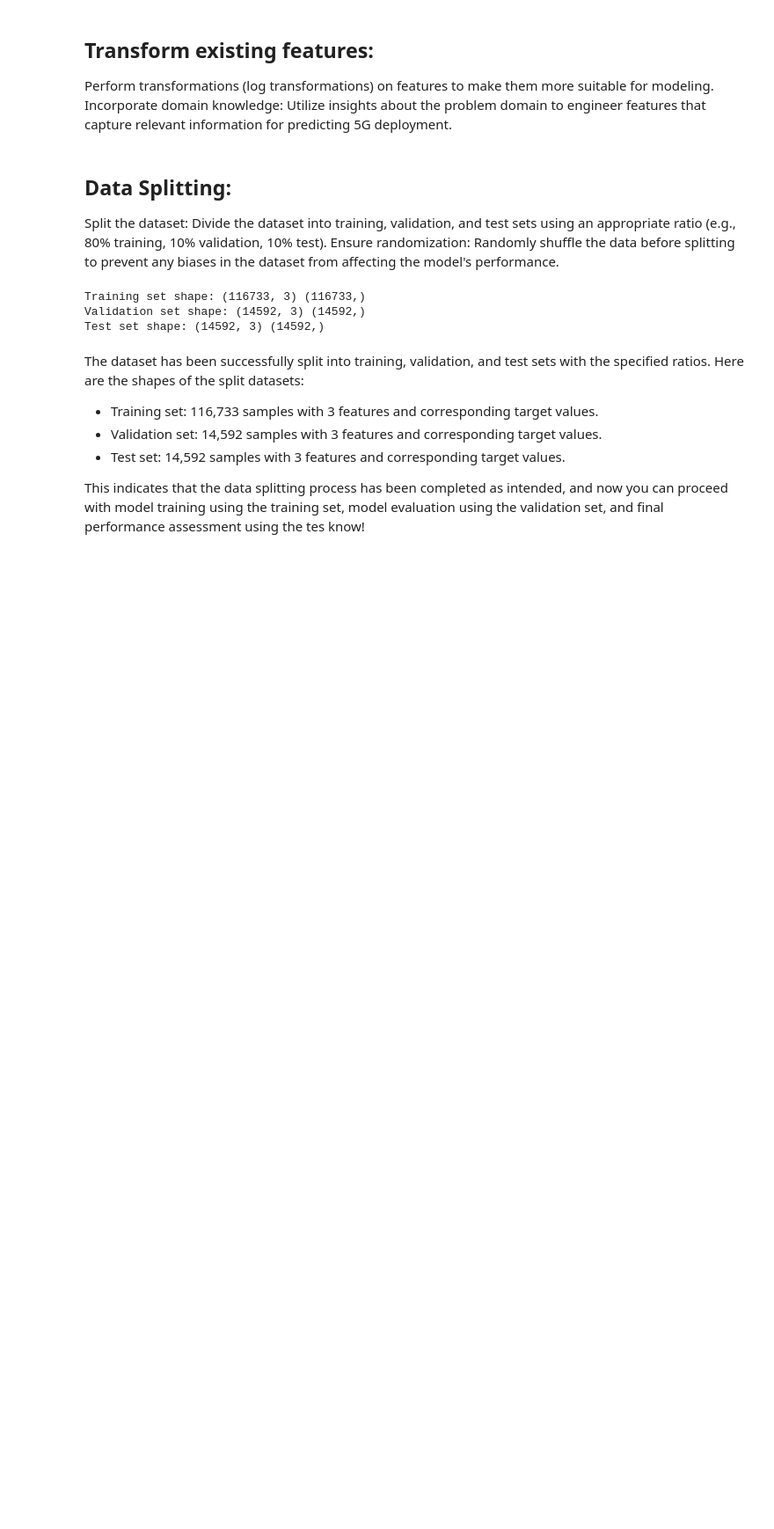
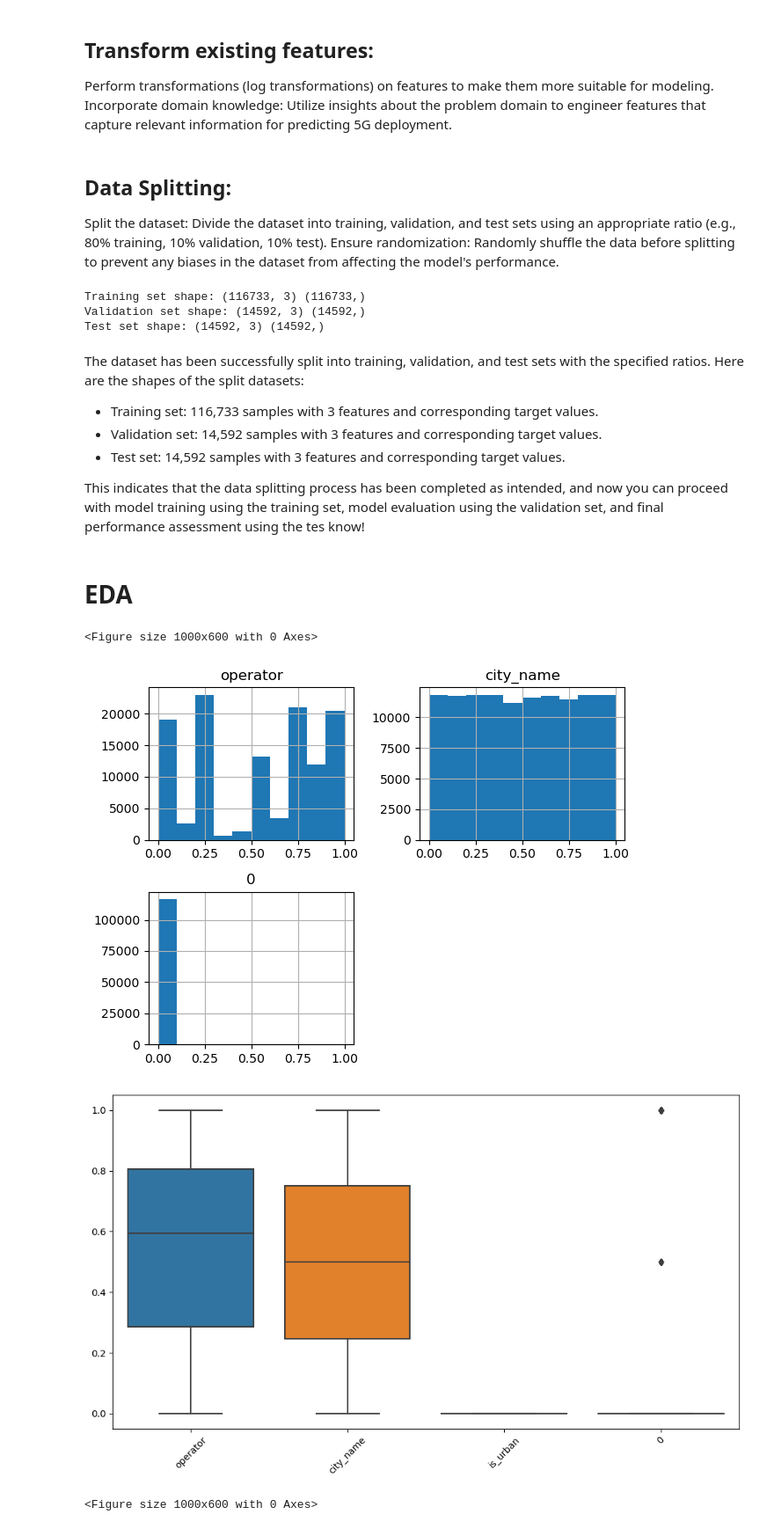
Before and after one commit to MadScie254/ookla-5g-analysis, a Jupyter notebook: 5G Deployment Prediction.ipynb, the cells around one changed output. Shown at 88% size. Drawn from its saved outputs; the diff is of its cells as text; code cells hidden in the pictures; blank space fills up the shorter version.

```diff
--- a/5G Deployment Prediction.ipynb
+++ b/5G Deployment Prediction.ipynb
@@ -309,3 +309,41 @@ The dataset has been successfully split into training, validation, and test sets
 - Test set: 14,592 samples with 3 features and corresponding target values.
 
 This indicates that the data splitting process has been completed as intended, and now you can proceed with model training using the training set, model evaluation using the validation set, and final performance assessment using the tes know!
+# %% [markdown]
+# EDA
+# %%
+import pandas as pd
+import matplotlib.pyplot as plt
+import seaborn as sns
+
+# Load the training dataset
+X_train = pd.read_json('X_train.json')
+y_train = pd.read_json('y_train.json')
+
+# Concatenate X_train and y_train for visualization purposes
+train_data = pd.concat([X_train, y_train], axis=1)
+
+# Visualize data distributions
+# Histograms for numerical features
+plt.figure(figsize=(10, 6))
+train_data.hist()
+plt.tight_layout()
+plt.show()
+
+# Box plots for numerical features
+plt.figure(figsize=(10, 6))
+sns.boxplot(data=train_data)
+plt.xticks(rotation=45)
+plt.tight_layout()
+plt.show()
+
+# Scatter plots for pairwise relationships between numerical features
+plt.figure(figsize=(10, 6))
+sns.pairplot(train_data, diag_kind='kde')
+plt.tight_layout()
+plt.show()
+# %% [output]
+<Figure size 1000x600 with 0 Axes>
+[figure, added]
+[figure, added]
+<Figure size 1000x600 with 0 Axes>
```
Also changed, not shown: parts of 4 cells of this notebook, 1 other file.
